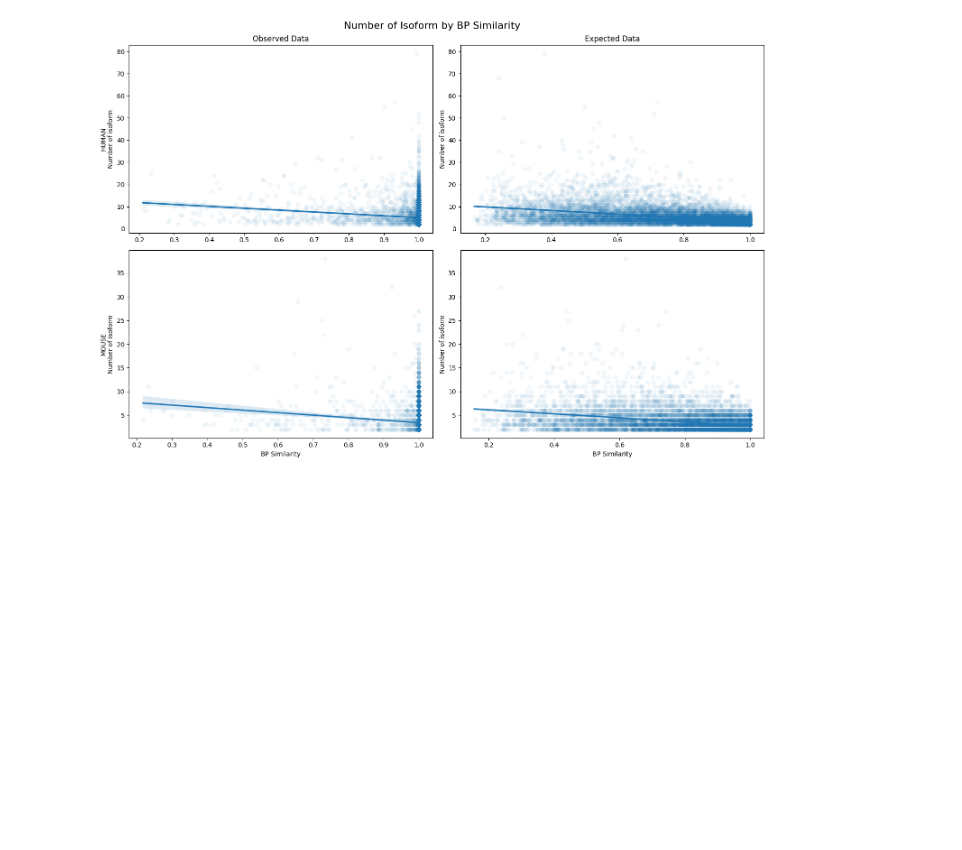
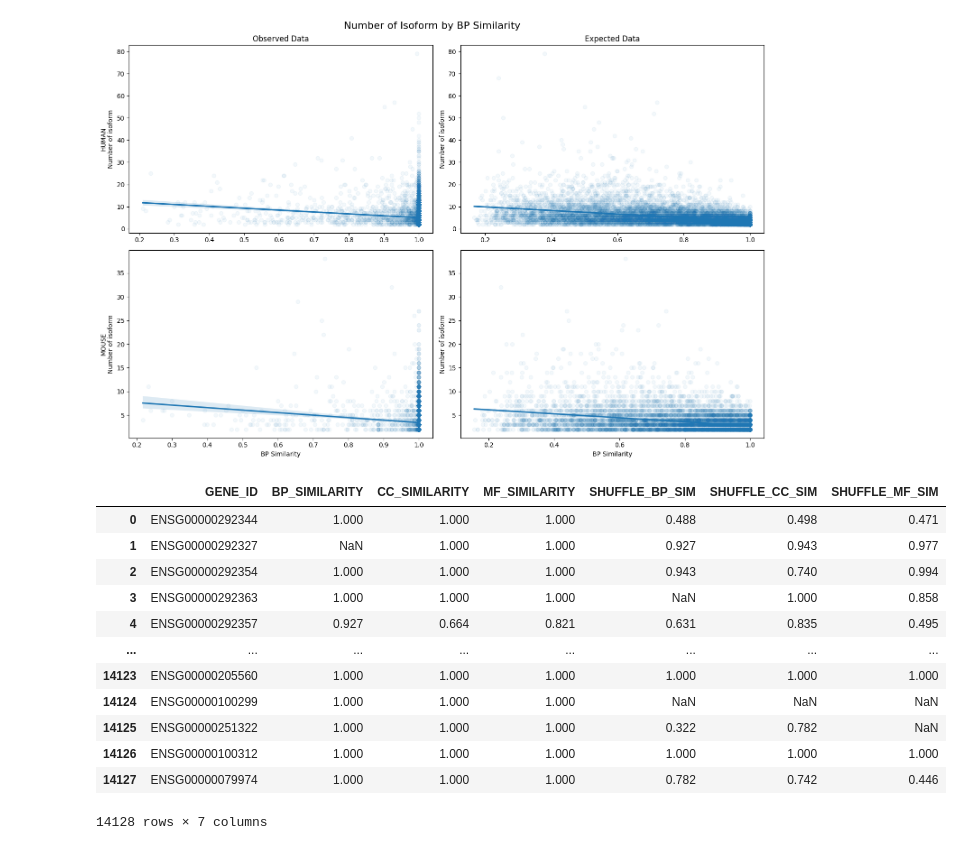
Before and after one commit to pierregerenton/multiisoformVSsingleisoform, a Jupyter notebook: src/notebook_note_graph/result_graph_and_summary.ipynb, the cells around one changed output. Drawn from its saved outputs; the diff is of its cells as text; code cells hidden in the pictures; blank space fills up the shorter version.

```diff
--- a/src/notebook_note_graph/result_graph_and_summary.ipynb
+++ b/src/notebook_note_graph/result_graph_and_summary.ipynb
@@ -224,0 +227,16 @@ pyplot.tight_layout()
+# %%
+data
+# %% [output]
+|  | GENE_ID | BP_SIMILARITY | CC_SIMILARITY | MF_SIMILARITY | SHUFFLE_BP_SIM | SHUFFLE_CC_SIM | SHUFFLE_MF_SIM |
+| 0 | ENSG00000292344 | 1.000 | 1.000 | 1.000 | 0.488 | 0.498 | 0.471 |
+| 1 | ENSG00000292327 | NaN | 1.000 | 1.000 | 0.927 | 0.943 | 0.977 |
+| 2 | ENSG00000292354 | 1.000 | 1.000 | 1.000 | 0.943 | 0.740 | 0.994 |
+| 3 | ENSG00000292363 | 1.000 | 1.000 | 1.000 | NaN | 1.000 | 0.858 |
+| 4 | ENSG00000292357 | 0.927 | 0.664 | 0.821 | 0.631 | 0.835 | 0.495 |
+| ... | ... | ... | ... | ... | ... | ... | ... |
+| 14123 | ENSG00000205560 | 1.000 | 1.000 | 1.000 | 1.000 | 1.000 | 1.000 |
+| 14124 | ENSG00000100299 | 1.000 | 1.000 | 1.000 | NaN | NaN | NaN |
+| 14125 | ENSG00000251322 | 1.000 | 1.000 | 1.000 | 0.322 | 0.782 | NaN |
+| 14126 | ENSG00000100312 | 1.000 | 1.000 | 1.000 | 1.000 | 1.000 | 1.000 |
+| 14127 | ENSG00000079974 | 1.000 | 1.000 | 1.000 | 0.782 | 0.742 | 0.446 |
+14128 rows × 7 columns
```
Also changed, not shown: parts of 6 cells of this notebook, 12 other files.
